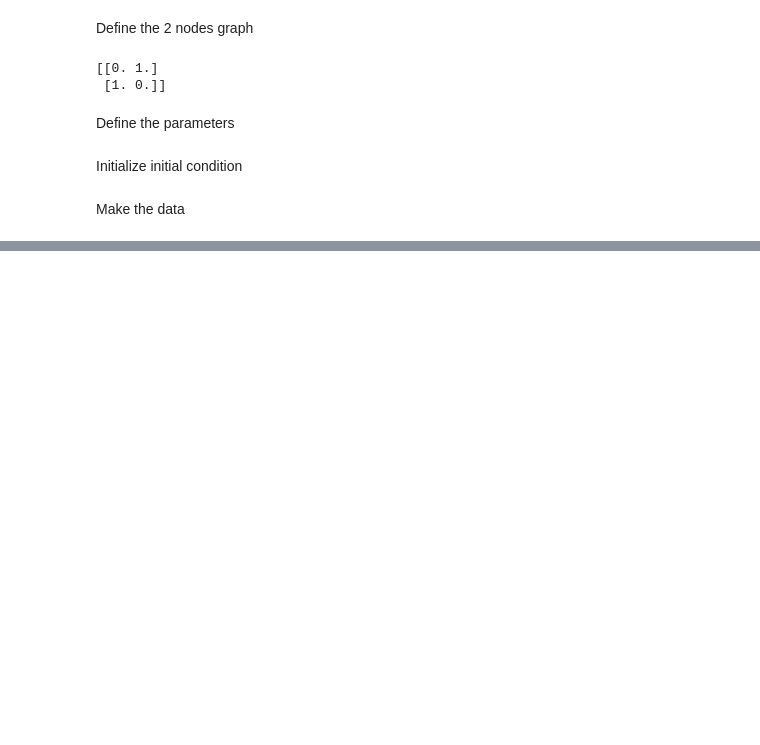
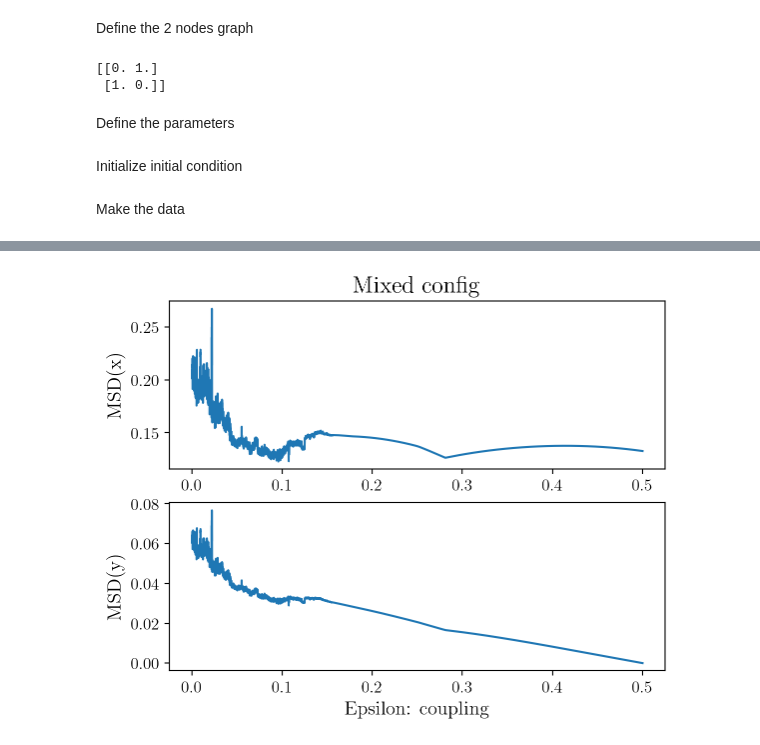
Before and after one commit to ENSLProjects/Numerical_Project, a Jupyter notebook: TwoBodyResults.ipynb, the cells around one changed output, grey strips where cells are left out. Drawn from its saved outputs; the diff is of its cells as text; code cells hidden in the pictures; blank space fills up the shorter version.

```diff
--- a/TwoBodyResults.ipynb
+++ b/TwoBodyResults.ipynb
@@ -53,0 +155,11 @@ for i in tqdm(range(len(Epsilon))):
+# %%
+fig, ax = plt.subplots(2,1)
+ax[0].plot(Epsilon,msd_mixed_x)
+ax[1].set_xlabel("Epsilon: coupling")
+ax[0].set_ylabel("MSD(x)")
+ax[0].set_title("Mixed config")
+ax[1].plot(Epsilon,msd_mixed_y)
+ax[1].set_ylabel("MSD(y)")
+plt.show()
+# %% [output]
+[figure, added]
```
Also changed, not shown: parts of 20 cells of this notebook, 1 other file.
